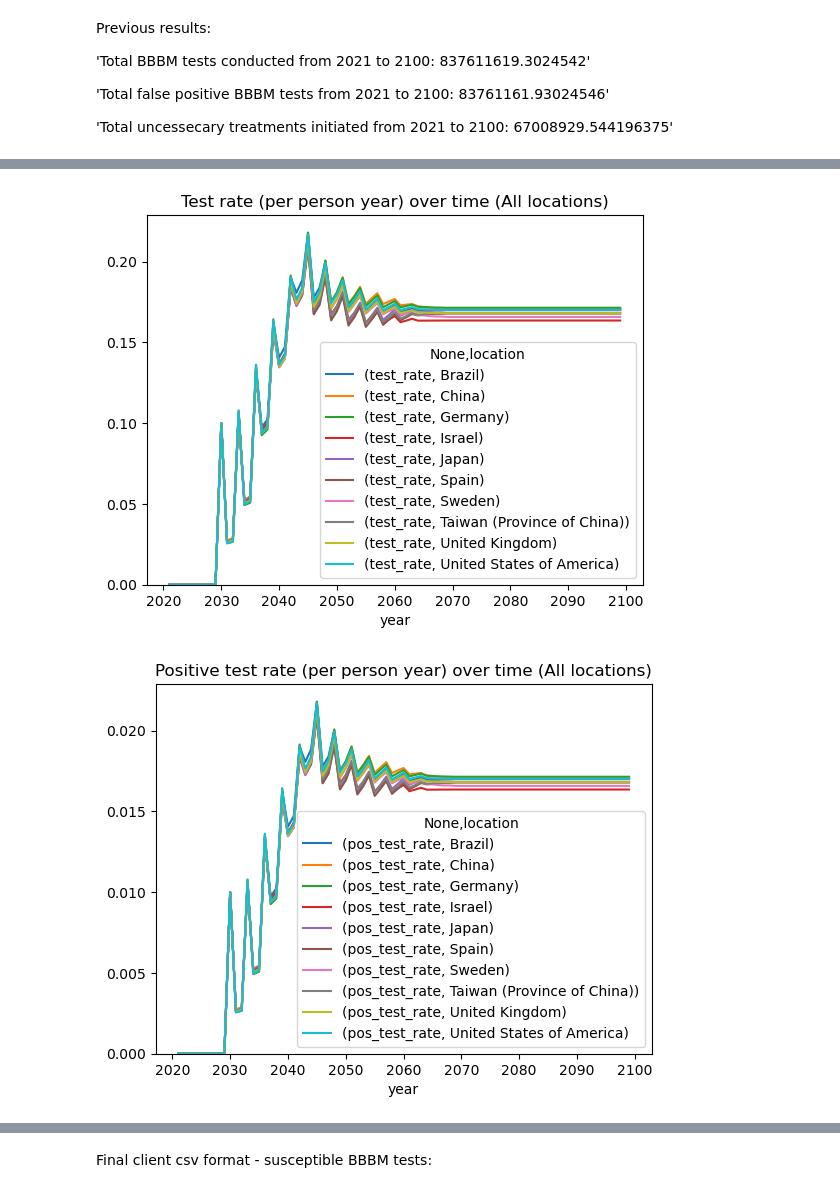
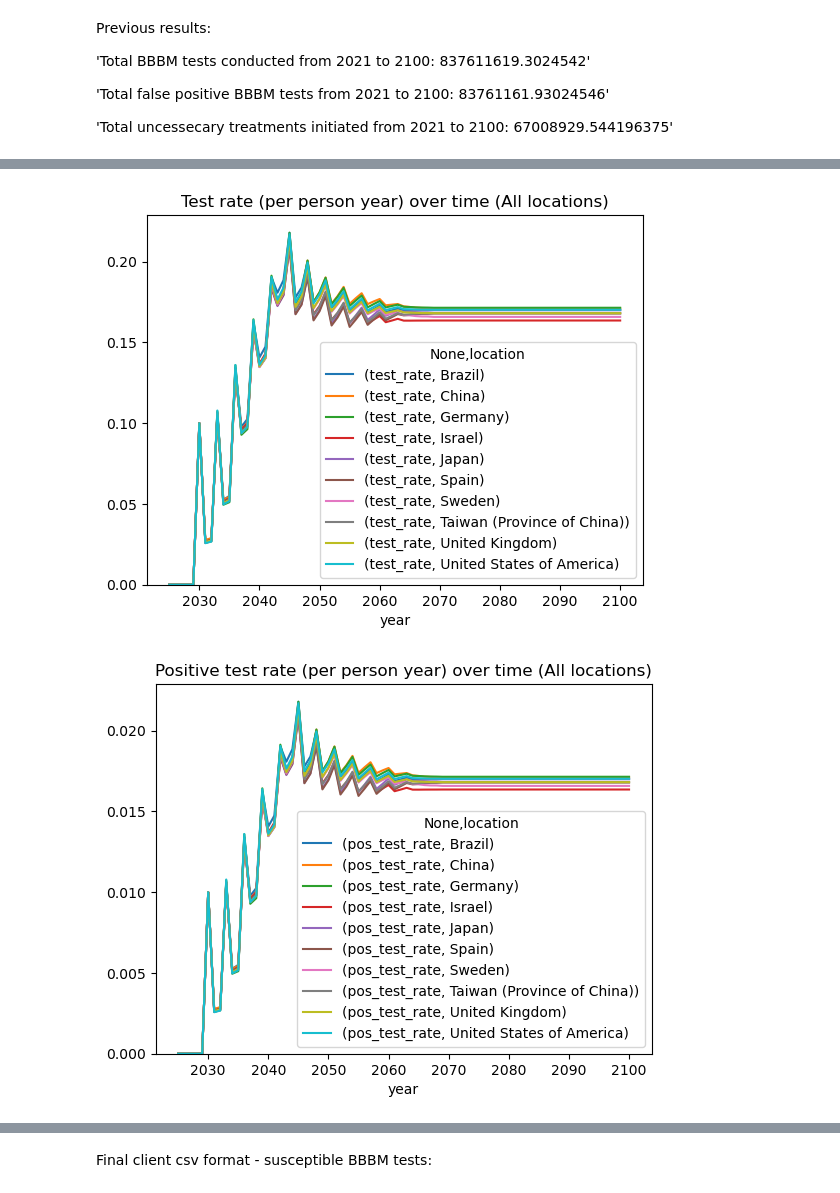
Before and after one commit to ihmeuw/vivarium_research_alzheimers, a Jupyter notebook: outside_sim_calculations/multistate_testing_treatment_table.ipynb, the cells around one changed output, grey strips where cells are left out. Drawn from its saved outputs; the diff is of its cells as text; code cells hidden in the pictures.

```diff
--- a/outside_sim_calculations/multistate_testing_treatment_table.ipynb
+++ b/outside_sim_calculations/multistate_testing_treatment_table.ipynb
@@ -23,8 +23,8 @@ TIME_STEP_YEARS = 1
 GBD_AGE_GROUP_YEARS = 5
 TIME_STEPS_PER_AGE_GROUP = GBD_AGE_GROUP_YEARS / TIME_STEP_YEARS
 
-SIM_START = 2021
-SIM_END = 2100
+SIM_START = 2025
+SIM_END = 2101
 
 _location = "United States of America"
 ARTIFACTS_DIR = (
@@ -46,13 +46,13 @@ VARIABLE_TREATMENT_INITIATION_RATES = [
 ]
 
 US_TREATMENT_INITIATION_RATES = [
-    (2030, 0.8),
-    (SIM_END, 0.8),
+    (2030, 0.3),
+    (SIM_END, 0.3),
 ]
 
 JAPAN_TREATMENT_INITIATION_RATES = [
-    (2030, 0.3),
-    (SIM_END, 0.3),
+    (2030, 0.8),
+    (SIM_END, 0.8),
 ]
 
 TREATMENT_INITIATION_RATES_LOOKUP = {
@@ -544,17 +544,23 @@ show_plot("Treatment observers", plot_loc)
 # %%
 test_rates = pt_output
 test_rates["total_pop"] = test_rates[pop_cols].sum(axis=1)
 test_rates = test_rates.groupby(["year", "location"]).sum()[
-    ["new_tests", "new_pos_tests", "total_pop"]
+    ["new_tests", "new_pos_tests", "treatment_initiated", "total_pop"]
 ]
 test_rates["test_rate"] = test_rates["new_tests"] / test_rates["total_pop"]
 test_rates["pos_test_rate"] = test_rates["new_pos_tests"] / test_rates["total_pop"]
+test_rates["treat_rate"] = (
+    test_rates["treatment_initiated"] / test_rates["new_pos_tests"]
+)
 
 test_rates[["test_rate"]].unstack().plot()
 show_plot("Test rate (per person year) over time", "All locations")
 
 test_rates[["pos_test_rate"]].unstack().plot()
 show_plot("Positive test rate (per person year) over time", "All locations")
+
+test_rates[["treat_rate"]].unstack().plot()
+show_plot("Treatment initiation rate per positive test", "All locations")
 # %% [output]
-[figure, old version]
+[figure, new version]
-[figure, old version]
+[figure, new version]
```
Also changed, not shown: parts of 9 cells of this notebook, 3 other files.
